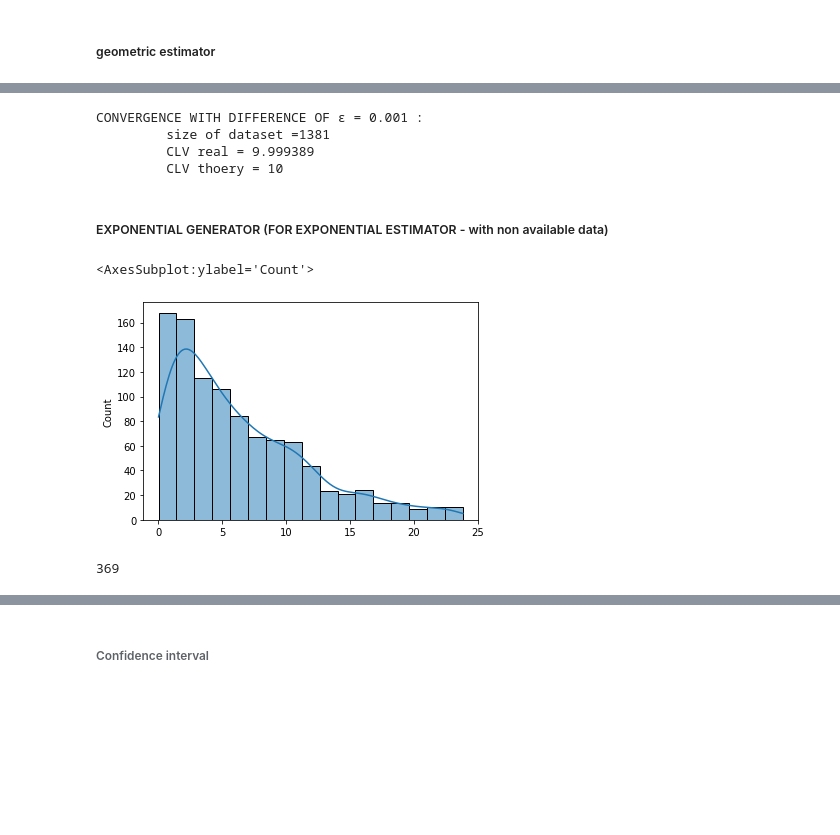
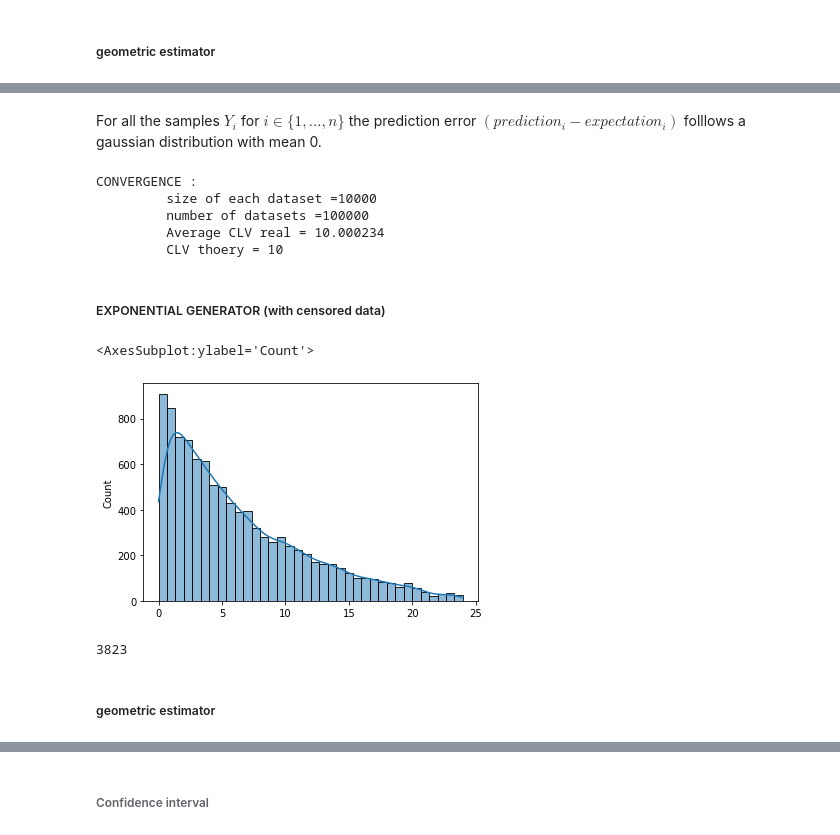
Before and after one commit to louizaaouaouche/Statistical-estimation-of-CLV, a Jupyter notebook: src/notebook.ipynb, the cells around one changed output, grey strips where cells are left out. Saved outputs shown, nothing was run; the diff lists cells and outputs as text; code cells hidden in the pictures; blank space fills up the shorter version.

```diff
--- a/src/notebook.ipynb
+++ b/src/notebook.ipynb
@@ -21,8 +27,9 @@ def generate_exponential_perfect(mean, size):
     """
     return np.random.exponential(scale=mean, size=size)
 # %%
+# testing the generator
 mean = 10
-size= 1000
+size= 10000
 Y = generate_exponential_perfect(mean, size)
 sns.histplot(Y, kde = True)
 # %% [output]
@@ -51,0 +52,12 @@ while (np.abs(clv_geom-mean)>epsilon):
+# %%
+mean = 10
+size= 10000
+n = 100000 # number of generations
+
+clv_geom = []
+
+for i in range(n):
+    clv_geom.append(geom_clv_estimator(generate_exponential_perfect(mean, size)))
+
+clv_geom_avg = np.mean(clv_geom)
+clv_geom_errors = np.array(clv_geom) - mean
@@ -52,12 +69,15 @@ while (np.abs(clv_geom-mean)>epsilon):
+# %% [markdown]
+For all the samples $Y_i$ for $i\in \{1,...,n\}$ the prediction error $(prediction_i - expectation_i)$ folllows a gaussian distribution with mean 0.
 # %%
-print("CONVERGENCE WITH DIFFERENCE OF ε = %.3f :\n \t size of dataset =%d \n \t CLV real = %f \n \t CLV thoery = %d" % (epsilon, n ,clv_geom,mean))
+print("CONVERGENCE :\n \t size of each dataset =%d \n \t number of datasets =%d \n \t Average CLV real = %f \n \t CLV thoery = %d" % (size, n,clv_geom_avg ,mean))
 # %% [output]
-CONVERGENCE WITH DIFFERENCE OF ε = 0.001 :
-         size of dataset =1381
-         CLV real = 9.999389
+CONVERGENCE :
+         size of each dataset =10000
+         number of datasets =100000
+         Average CLV real = 10.000234
          CLV thoery = 10
 # %% [markdown]
-##### EXPONENTIAL GENERATOR (FOR EXPONENTIAL ESTIMATOR - with non available data)
+##### EXPONENTIAL GENERATOR (with censored data)
 # %%
 def generate_exponential(mean, size , obs_duration):
     T = np.random.exponential(scale=mean, size=size)
@@ -66,17 +86,19 @@ def generate_exponential(mean, size , obs_duration):
     return Y , ancient
 # %%
 mean = 10
-size= 1000
+size= 10000
 DureeObs = 12*2
 Y, ancient = generate_exponential(mean, size, DureeObs)
 sns.histplot(Y, kde = True)
 # %% [output]
 <AxesSubplot:ylabel='Count'>
-[figure, old version]
+[figure, new version]
 # %%
 len(np.where(Y==ancient)[0])
 # %% [output]
-369
+3823
+# %% [markdown]
+##### geometric estimator
 # %%
 def exp_clv_estimator(Y , ancient):
     A = np.where(Y!=ancient)[0] # available data : T_i < a_i
```
Also changed, not shown: parts of 11 cells of this notebook.
